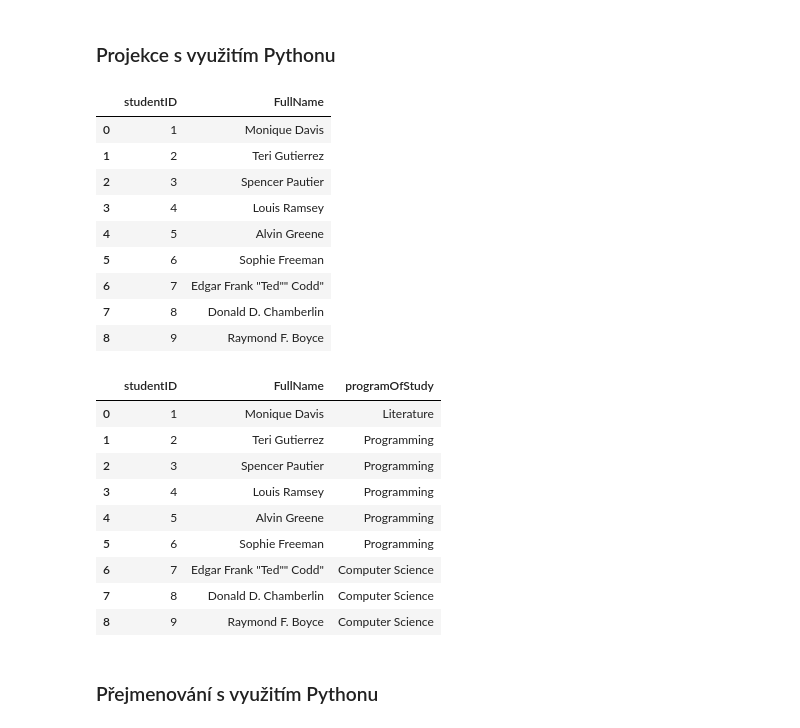
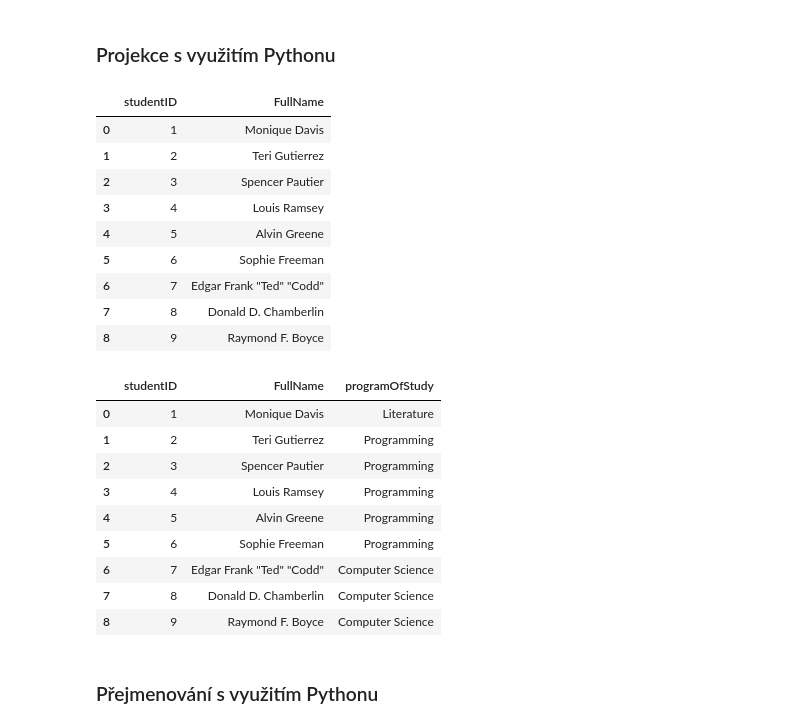
Before and after one commit to hrbolek/learning, a Jupyter notebook: itsystems/database.ipynb, the cells around one changed output. Cells and saved outputs as stored; diff of their text form; code cells hidden in the pictures.

```diff
--- a/itsystems/database.ipynb
+++ b/itsystems/database.ipynb
@@ -244,44 +301,58 @@ displayData(subsetResult)
 # %% [markdown]
 ### Projekce s využitím Pythonu
 # %%
+from functools import partial
+
 def createProjection(mapF):
   def projectionF(generator):
     for item in generator:
       yield mapF(item)
   return projectionF
+
+
+#========================================
+# Toto muze byt srozumitelnejsi
+def createProjectionAll(mapF, generator):
+  for item in generator:
+    yield mapF(item)
+
+def createProjectionSpec(mapF):
+  return partial(createProjectionAll, mapF)
+#========================================
+
 
 def createProjectionEx(mapF): #stejne jako createProjection
   def projectionF(generator):
     return (mapF(item) for item in generator) #viz https://docs.python.org/3/howto/functional.html / Generator expressions and list comprehensions
   return projectionF
 
 def createProjection2(names):
   def projectionF(generator):
     for item in generator:
       result = {}
       for name in names:
         result[name] = item[name]
       yield result
   return projectionF
 
 namedStudents = tuple2dictionarySeq(namesStudents, dataStudents)
 someStudentsColumns = createProjection(lambda item: {'studentID': item['studentID'], 'FullName': item['FullName']})
 someColumnsResult = someStudentsColumns(namedStudents)
 displayData(someColumnsResult)
 
 namedStudents = tuple2dictionarySeq(namesStudents, dataStudents)
 someStudentsColumns2 = createProjection2(['studentID', 'FullName', 'programOfStudy'])
 someColumnsResult2 = someStudentsColumns2(namedStudents)
 displayData(someColumnsResult2)
 # %% [output]
 |  | studentID | FullName |
 | 0 | 1 | Monique Davis |
 | 1 | 2 | Teri Gutierrez |
 | 2 | 3 | Spencer Pautier |
 | 3 | 4 | Louis Ramsey |
 | 4 | 5 | Alvin Greene |
 | 5 | 6 | Sophie Freeman |
-| 6 | 7 | Edgar Frank "Ted"" Codd" |
+| 6 | 7 | Edgar Frank "Ted" "Codd" |
 | 7 | 8 | Donald D. Chamberlin |
 | 8 | 9 | Raymond F. Boyce |
 |  | studentID | FullName | programOfStudy |
@@ -291,7 +362,7 @@ displayData(someColumnsResult2)
 | 3 | 4 | Louis Ramsey | Programming |
 | 4 | 5 | Alvin Greene | Programming |
 | 5 | 6 | Sophie Freeman | Programming |
-| 6 | 7 | Edgar Frank "Ted"" Codd" | Computer Science |
+| 6 | 7 | Edgar Frank "Ted" "Codd" | Computer Science |
 | 7 | 8 | Donald D. Chamberlin | Computer Science |
 | 8 | 9 | Raymond F. Boyce | Computer Science |
 # %% [markdown]
```
Also changed, not shown: parts of 9 cells of this notebook.
